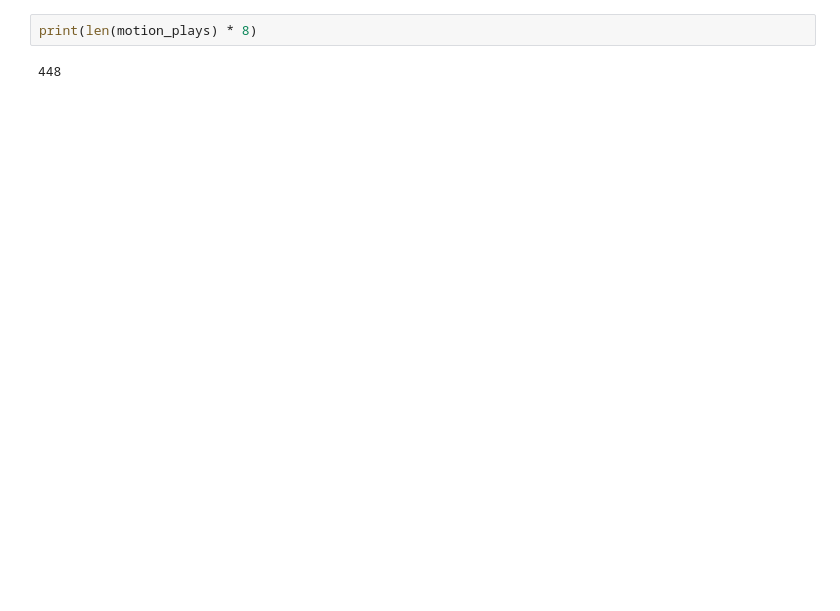
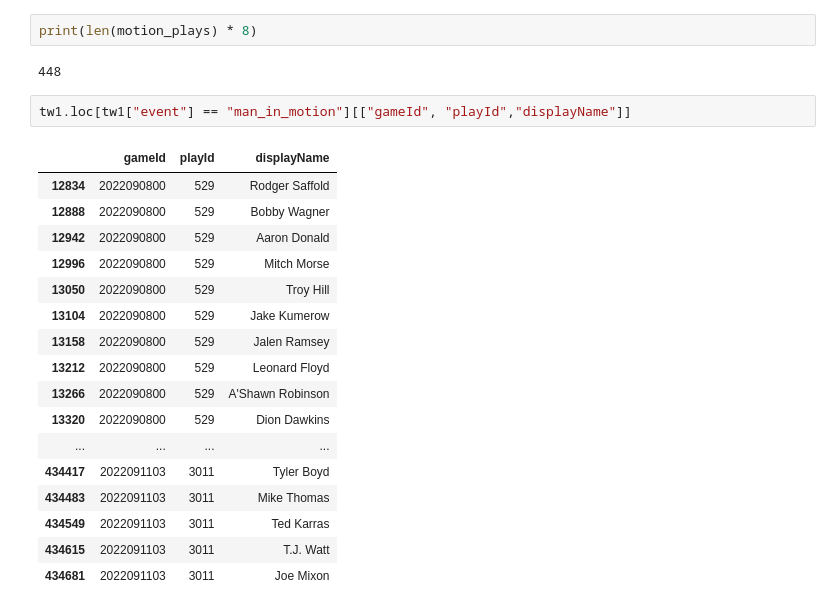
Before and after one commit to ajgrowney/bonfire-big-data-bowl-2024, a Jupyter notebook: notebooks/growney_play_motion.ipynb, the cells around one changed output. Saved outputs shown, nothing was run; the diff lists cells and outputs as text; blank space fills up the shorter version.

```diff
--- a/notebooks/growney_play_motion.ipynb
+++ b/notebooks/growney_play_motion.ipynb
@@ -265,3 +265,23 @@ Game 2022091113 Play 1389: {'Event Name': 'out_of_bounds', 'Motion Begin': 2, 'S
 print(len(motion_plays) * 8)
 # %% [output]
 448
+# %%
+tw1.loc[tw1["event"] == "man_in_motion"][["gameId", "playId","displayName"]]
+# %% [output]
+|  | gameId | playId | displayName |
+| 12834 | 2022090800 | 529 | Rodger Saffold |
+| 12888 | 2022090800 | 529 | Bobby Wagner |
+| 12942 | 2022090800 | 529 | Aaron Donald |
+| 12996 | 2022090800 | 529 | Mitch Morse |
+| 13050 | 2022090800 | 529 | Troy Hill |
+| 13104 | 2022090800 | 529 | Jake Kumerow |
+| 13158 | 2022090800 | 529 | Jalen Ramsey |
+| 13212 | 2022090800 | 529 | Leonard Floyd |
+| 13266 | 2022090800 | 529 | A'Shawn Robinson |
+| 13320 | 2022090800 | 529 | Dion Dawkins |
+| ... | ... | ... | ... |
+| 434417 | 2022091103 | 3011 | Tyler Boyd |
+| 434483 | 2022091103 | 3011 | Mike Thomas |
+| 434549 | 2022091103 | 3011 | Ted Karras |
+| 434615 | 2022091103 | 3011 | T.J. Watt |
+| 434681 | 2022091103 | 3011 | Joe Mixon |
```
Also changed, not shown: 1 other file.
